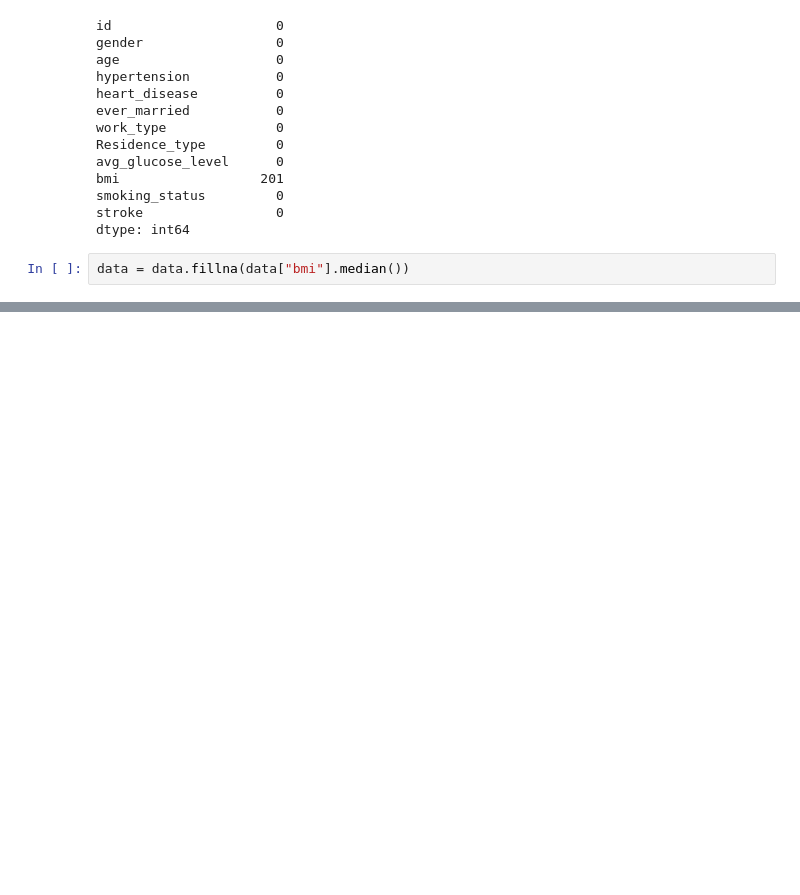
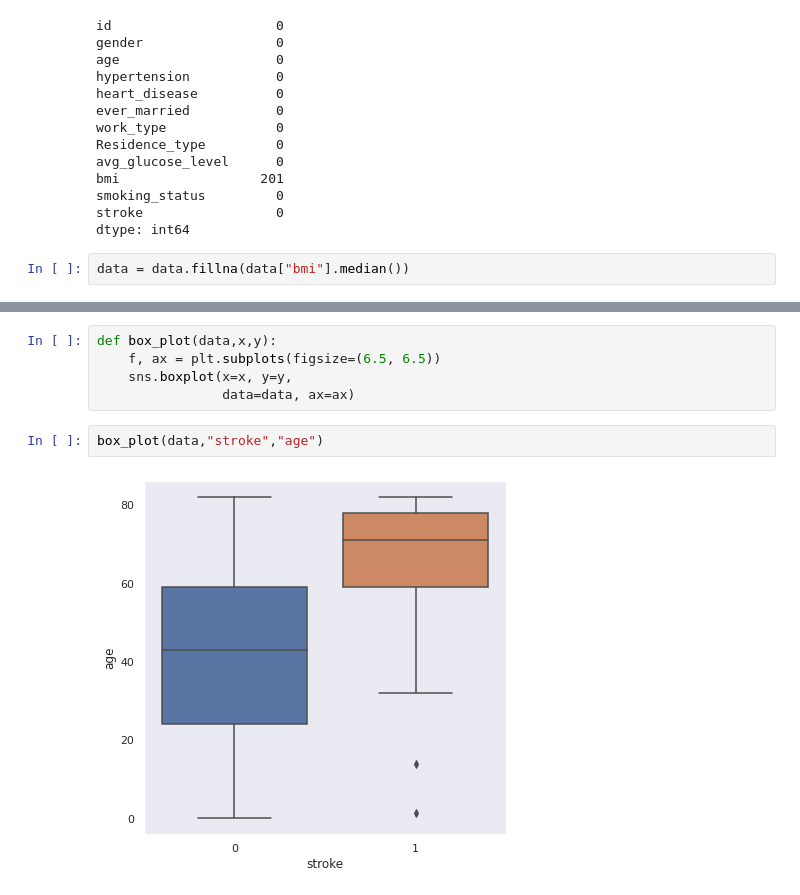
Before and after one commit to firas-akermi/StrokePrediction, a Jupyter notebook: stroke_prediction.ipynb, the cells around one changed output, grey strips where cells are left out. Drawn from its saved outputs; the diff is of its cells as text; blank space fills up the shorter version.

```diff
--- a/stroke_prediction.ipynb
+++ b/stroke_prediction.ipynb
@@ -94,0 +151,9 @@ AttributeError: 'Styler' object has no attribute 'get'
+# %%
+def box_plot(data,x,y):
+    f, ax = plt.subplots(figsize=(6.5, 6.5))
+    sns.boxplot(x=x, y=y,
+                data=data, ax=ax)
+# %%
+box_plot(data,"stroke","age")
+# %% [output]
+[figure, added]
```
Also changed, not shown: parts of 30 cells of this notebook.
